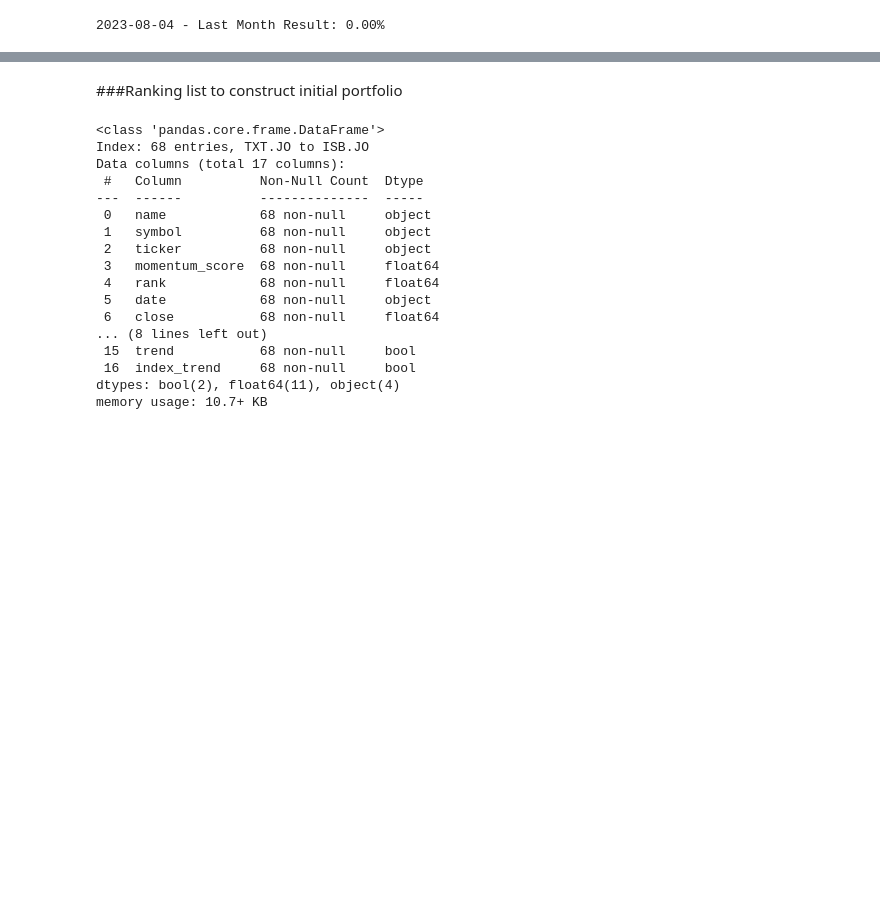
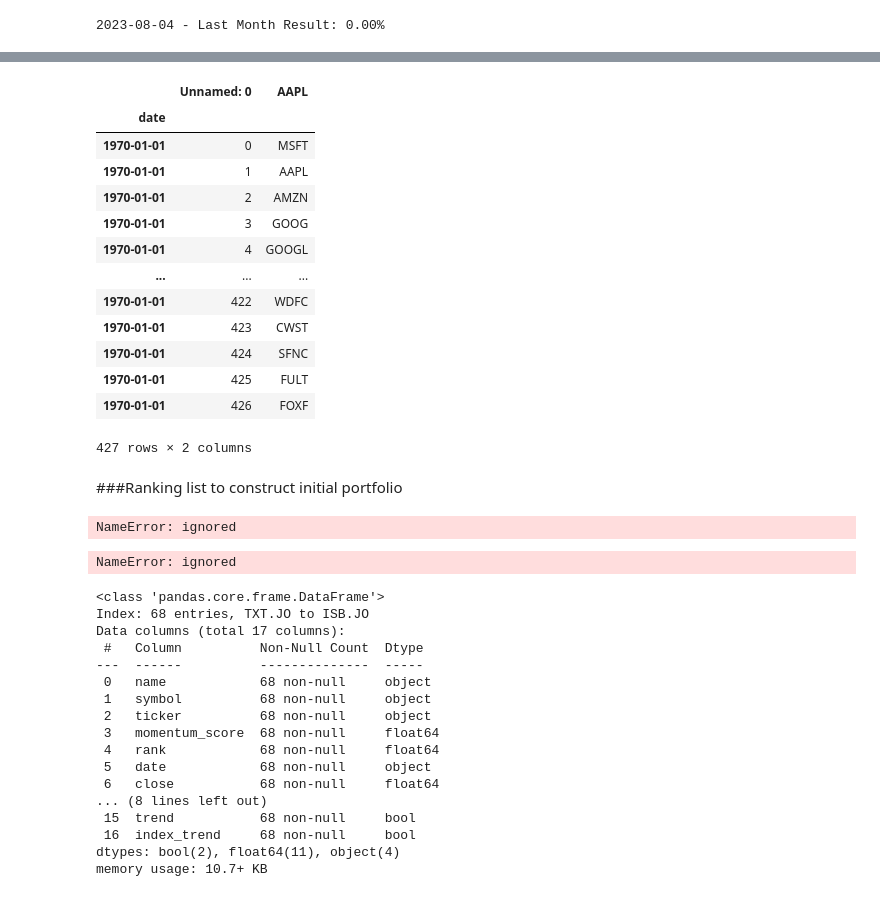
Before and after one commit to helmieresearch/helmieresearch, a Jupyter notebook: Ranking_Model_US_Equities.ipynb, the cells around one changed output, grey strips where cells are left out. Drawn from its saved outputs; the diff is of its cells as text; code cells hidden in the pictures; blank space fills up the shorter version.

```diff
--- a/Ranking_Model_US_Equities.ipynb
+++ b/Ranking_Model_US_Equities.ipynb
@@ -226,7 +242,7 @@ mylist = list(dict.fromkeys(Tickers))
 df = pd.DataFrame (mylist, columns = ['tickers'])
 df.columns = df.iloc[1]
 
-df.to_csv("/content/Stocks_final3/tickers.csv")
+df.to_csv("/content/tickers2.csv")
 
 from pathlib import Path
 import pandas as pd
@@ -235,7 +251,7 @@ from scipy import stats
 
 csv_folder = Path('/content/Stocks_final3')
 
-for file in csv_folder.glob('*.JO.csv'): #create iteratable & iterate on it.
+for file in csv_folder.glob('*.csv'): #create iteratable & iterate on it.
     mydata = pd.read_csv(file)
     mydata.reset_index(inplace = True)
     mydata = mydata.rename(columns={'index': 'date'}, index=None)
@@ -245,6 +261,23 @@ for file in csv_folder.glob('*.JO.csv'): #create iteratable & iterate on it.
     no_outlier_prices = df[(np.abs(stats.zscore(df)) <3).all(axis=1)]
     new_file_name = file.parent.joinpath(f"{file.stem}.csv")
     no_outlier_prices.to_csv(new_file_name) #, index=None, encoding='utf-8-sig', decimal=',')
+# %%
+mydata
+# %% [output]
+|  | Unnamed: 0 | AAPL |
+| date |  |  |
+| 1970-01-01 | 0 | MSFT |
+| 1970-01-01 | 1 | AAPL |
+| 1970-01-01 | 2 | AMZN |
+| 1970-01-01 | 3 | GOOG |
+| 1970-01-01 | 4 | GOOGL |
+| ... | ... | ... |
+| 1970-01-01 | 422 | WDFC |
+| 1970-01-01 | 423 | CWST |
+| 1970-01-01 | 424 | SFNC |
+| 1970-01-01 | 425 | FULT |
+| 1970-01-01 | 426 | FOXF |
+427 rows × 2 columns
 # %% [markdown]
 ###Ranking list to construct initial portfolio
 # %%
@@ -257,7 +290,7 @@ import numpy as np
 plt.rcParams["figure.figsize"] = (12, 9) # (w, h)
 plt.ioff()
 
-tickers = pd.read_csv('/content/Stocks_final3/tickers.csv', header=None)[1].tolist()
+tickers = pd.read_csv('/content/tickers2.csv', header=None)[1].tolist()
 stocks = (
     (pd.concat(
         [pd.read_csv(f"/content/Stocks_final3/{ticker}.csv",parse_dates=None, index_col=0)[
@@ -343,6 +376,12 @@ final_table =stocks.drop(columns=[col for col in stocks if col not in final_tabl
 
 for column in final_table.columns:
     final_table[column].to_csv('/content/momentum_tickers/' + column + '.csv')
+# %% [output]
+NameError: ignored
+# %%
+df2
+# %% [output]
+NameError: ignored
 # %%
 from pathlib import Path
 import pandas as pd
```
Also changed, not shown: parts of 2 cells of this notebook.
